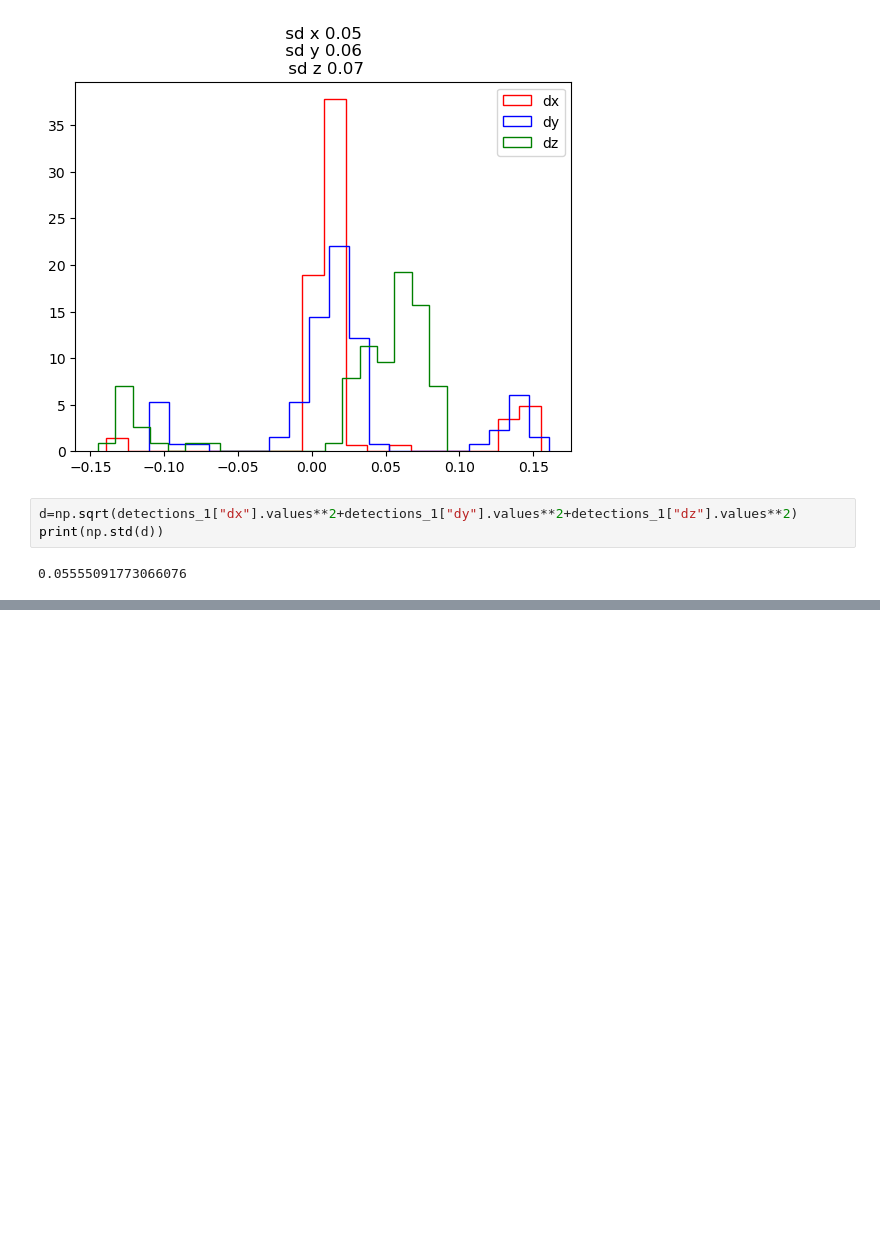
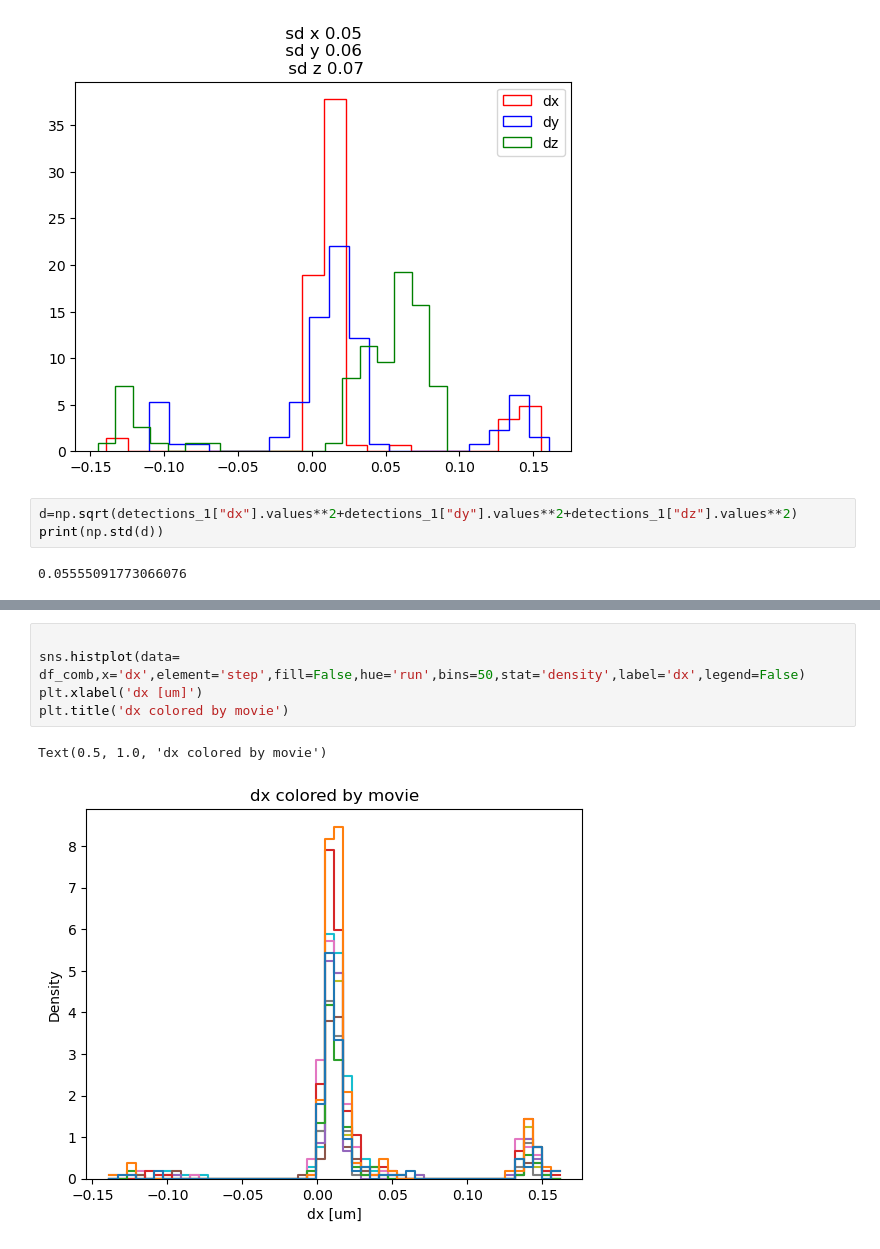
Before and after one commit to NessLfy/loop_extrusion_contact_dynamics, a Jupyter notebook: scratchpad/chromatic_aberration_correction.ipynb, the cells around one changed output, grey strips where cells are left out. Cells and saved outputs as stored; diff of their text form; blank space fills up the shorter version.

Commit message:
analysis of multiple movies

```diff
--- a/scratchpad/chromatic_aberration_correction.ipynb
+++ b/scratchpad/chromatic_aberration_correction.ipynb
@@ -234,0 +273,8 @@ print(np.std(d))
+# %%
+
+sns.histplot(data= df_comb,x='dx',element='step',fill=False,hue='run',bins=50,stat='density',label='dx',legend=False)
+plt.xlabel('dx [um]')
+plt.title('dx colored by movie')
+# %% [output]
+Text(0.5, 1.0, 'dx colored by movie')
+[figure, added]
```
Also changed, not shown: parts of 8 cells of this notebook.
